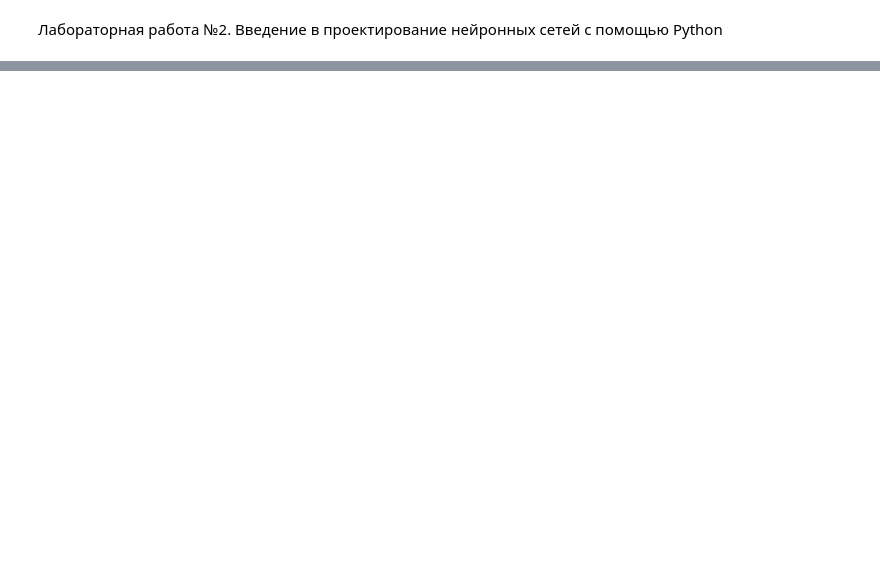
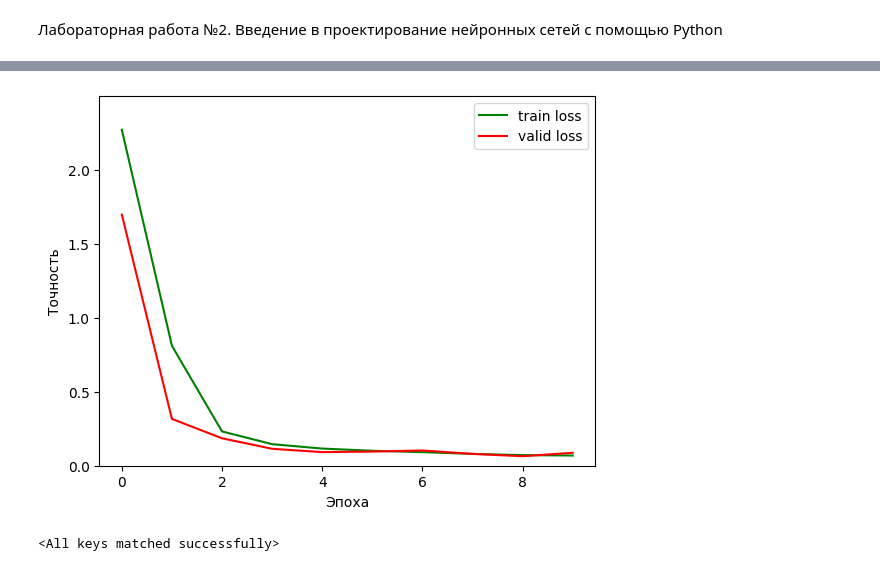
Before and after one commit to d3dx13/CyberPhysical-Systems-and-Technologies-2022, a Jupyter notebook: lab2/lab2.ipynb, the cells around one changed output, grey strips where cells are left out. Drawn from its saved outputs; the diff is of its cells as text; code cells hidden in the pictures; blank space fills up the shorter version.

```diff
--- a/lab2/lab2.ipynb
+++ b/lab2/lab2.ipynb
@@ -60,0 +203,66 @@ mnist_train[:, 0]
+# %%
+# epochs to train for
+epochs = 10
+
+# tracks validation loss change after each epoch
+minimum_validation_loss = np.inf
+
+for epoch in range(1, epochs + 1):
+    clear_output(wait=True)
+
+    train_loss = 0
+    valid_loss = 0
+
+    # training steps
+    model.train()
+
+    index = 0
+    for batch_index, (data, target) in enumerate(train_loader):
+        index += 1
+        # clears gradients
+        optimizer.zero_grad()
+        # forward pass
+        output = model(normalize_transforms(train_transforms(data)))
+        # loss in batch
+        loss = criterion(output, target)
+        # backward pass for loss gradient
+        loss.backward()
+        # update paremeters
+        optimizer.step()
+        # update training loss
+        train_loss += loss.item() * data.size(0)
+
+    # validation steps
+    model.eval()
+    for batch_index, (data, target) in enumerate(valid_loader):
+        # forward pass
+        output = model(normalize_transforms(train_transforms(data)))
+        # loss in batch
+        loss = criterion(output, target)
+        # update validation loss
+        valid_loss += loss.item() * data.size(0)
+
+    # average loss calculations
+    train_loss = train_loss / len(train_loader.sampler)
+    valid_loss = valid_loss / len(valid_loader.sampler)
+    train_losses.append(train_loss)
+    valid_losses.append(valid_loss)
+
+    # Display loss statistics
+    print(f'Current Epoch: {epoch}\nTraining Loss: {round(train_loss, 6)}\nValidation Loss: {round(valid_loss, 6)}')
+
+    # Saving model every time validation loss decreases
+    if valid_loss <= minimum_validation_loss:
+        print(f'Validation loss decreased from {round(minimum_validation_loss, 6)} to {round(valid_loss, 6)}')
+        torch.save(model.state_dict(), 'trained_model.pt')
+        minimum_validation_loss = valid_loss
+        print('Saving New Model')
+
+    plt.plot(train_losses, 'g')
+    plt.plot(valid_losses, 'r')
+    plt.ylim([0, max(np.max(np.array(train_losses)), np.max(np.array(train_losses)), 0.0) * 1.1])
+    plt.xlabel("Эпоха")
+    plt.ylabel("Точность")
+    plt.legend(["train loss", "valid loss"])
+    plt.show()
+# %% [output]
@@ -60,0 +272,13 @@ mnist_train[:, 0]
+[figure, added]
+# %%
+from importlib import reload
+import model_architecture
+import torch.optim as optim
+
+reload(model_architecture)
+
+model_new = model_architecture.Net()
+model_new.cuda()
+model_new.load_state_dict(torch.load('trained_model.pt'))
+# %% [output]
+<All keys matched successfully>
```
Also changed, not shown: parts of 17 cells of this notebook, 15 other files.
